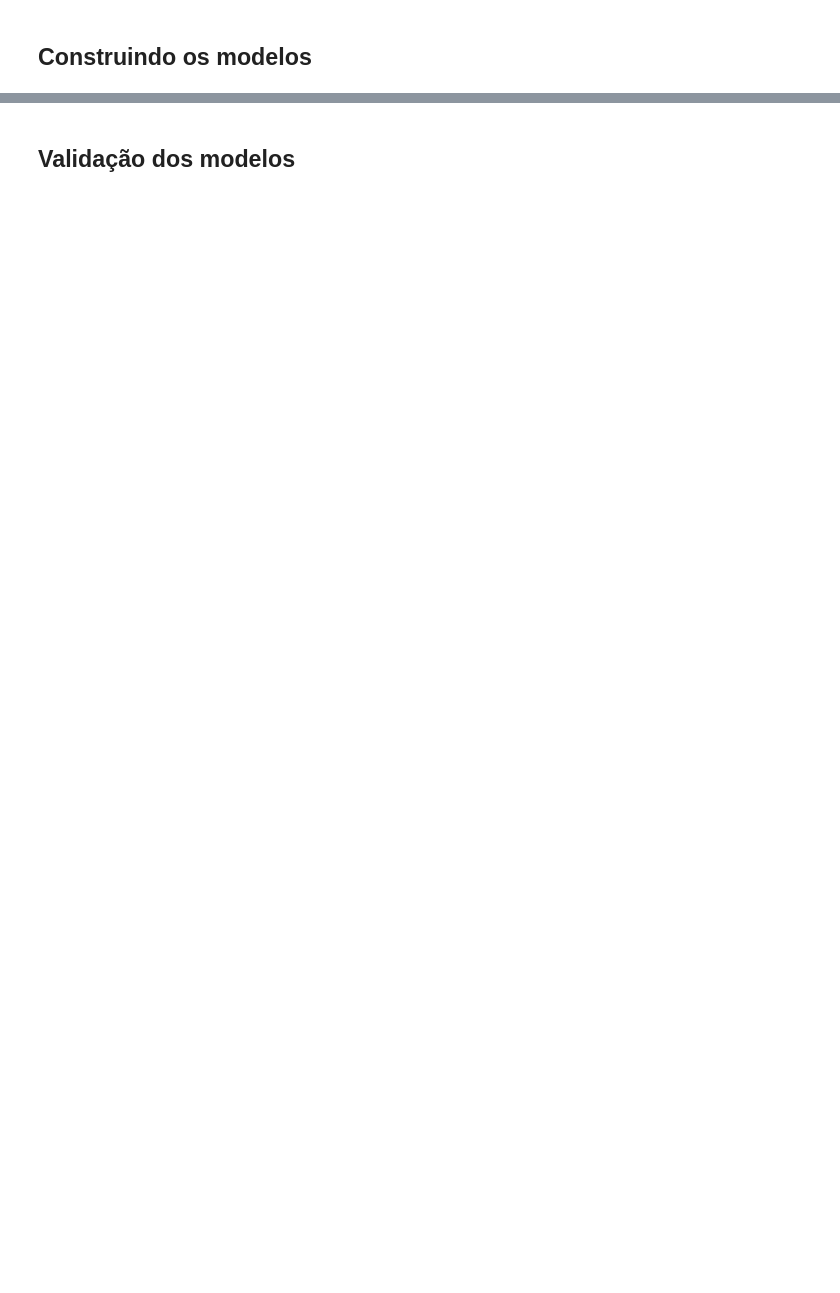
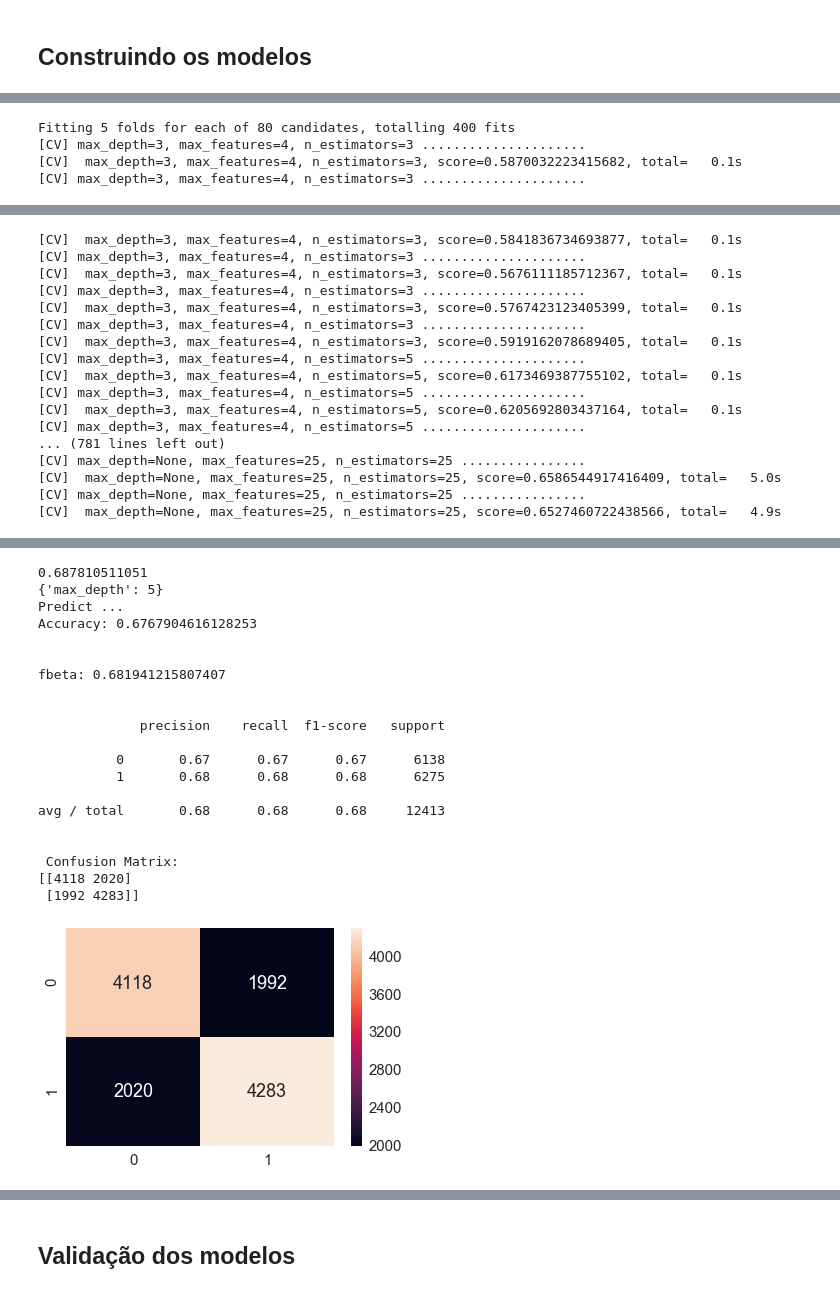
Before and after one commit to balbidatascience/kaggle-home-credit-risk, a Jupyter notebook: Kernel.ipynb, the cells around one changed output, grey strips where cells are left out. Saved outputs shown, nothing was run; the diff lists cells and outputs as text; code cells hidden in the pictures; blank space fills up the shorter version.

```diff
--- a/Kernel.ipynb
+++ b/Kernel.ipynb
@@ -561,0 +683,39 @@ plt.show()
+# %%
+from sklearn.model_selection import GridSearchCV
+
+param_grid = {"max_depth": [3,5, 10,None],
+              "n_estimators":[3,5,10,25],
+              "max_features": [4,7,15,20, 25]}
+
+#Creating the classifier
+model = RandomForestClassifier(random_state=2)
+
+grid_search2 = GridSearchCV(model, param_grid=param_grid, cv=5, scoring='accuracy', verbose=4)
+grid_search2.fit(X_train, Y_train)
+
+print(grid_search.best_score_)
+print(grid_search.best_params_)
+
+print('Predict ...')
+y_pred = grid_search2.predict(X_test)
+
+# Verificaar os resultados obtidos
+print('Accuracy: {}'.format(accuracy_score(Y_test,y_pred)))
+print("\n")
+print('fbeta: {}'.format(fbeta_score(Y_test, y_pred, beta=2)))
+print("\n")
+print(classification_report(Y_test, y_pred))
+
+print("\n Confusion Matrix:")
+print(confusion_matrix(Y_test, y_pred))
+
+#Plot the confusion matrix
+sns.set(font_scale=1.5)
+cm = confusion_matrix(y_pred, Y_test)
+sns.heatmap(cm, annot=True, fmt='g')
+plt.show()
+# %% [output]
+Fitting 5 folds for each of 80 candidates, totalling 400 fits
+[CV] max_depth=3, max_features=4, n_estimators=3 .....................
+[CV]  max_depth=3, max_features=4, n_estimators=3, score=0.5870032223415682, total=   0.1s
+[CV] max_depth=3, max_features=4, n_estimators=3 .....................
@@ -561,0 +724,17 @@ plt.show()
+[CV]  max_depth=3, max_features=4, n_estimators=3, score=0.5841836734693877, total=   0.1s
+[CV] max_depth=3, max_features=4, n_estimators=3 .....................
+[CV]  max_depth=3, max_features=4, n_estimators=3, score=0.5676111185712367, total=   0.1s
+[CV] max_depth=3, max_features=4, n_estimators=3 .....................
+[CV]  max_depth=3, max_features=4, n_estimators=3, score=0.5767423123405399, total=   0.1s
+[CV] max_depth=3, max_features=4, n_estimators=3 .....................
+[CV]  max_depth=3, max_features=4, n_estimators=3, score=0.5919162078689405, total=   0.1s
+[CV] max_depth=3, max_features=4, n_estimators=5 .....................
+[CV]  max_depth=3, max_features=4, n_estimators=5, score=0.6173469387755102, total=   0.1s
+[CV] max_depth=3, max_features=4, n_estimators=5 .....................
+[CV]  max_depth=3, max_features=4, n_estimators=5, score=0.6205692803437164, total=   0.1s
+[CV] max_depth=3, max_features=4, n_estimators=5 .....................
+... (781 lines left out)
+[CV] max_depth=None, max_features=25, n_estimators=25 ................
+[CV]  max_depth=None, max_features=25, n_estimators=25, score=0.6586544917416409, total=   5.0s
+[CV] max_depth=None, max_features=25, n_estimators=25 ................
+[CV]  max_depth=None, max_features=25, n_estimators=25, score=0.6527460722438566, total=   4.9s
@@ -561,0 +743,21 @@ plt.show()
+0.687810511051
+{'max_depth': 5}
+Predict ...
+Accuracy: 0.6767904616128253
+
+
+fbeta: 0.681941215807407
+
+
+             precision    recall  f1-score   support
+
+          0       0.67      0.67      0.67      6138
+          1       0.68      0.68      0.68      6275
+
+avg / total       0.68      0.68      0.68     12413
+
+
+ Confusion Matrix:
+[[4118 2020]
+ [1992 4283]]
+[figure, added]
```
Also changed, not shown: parts of 59 cells of this notebook.
